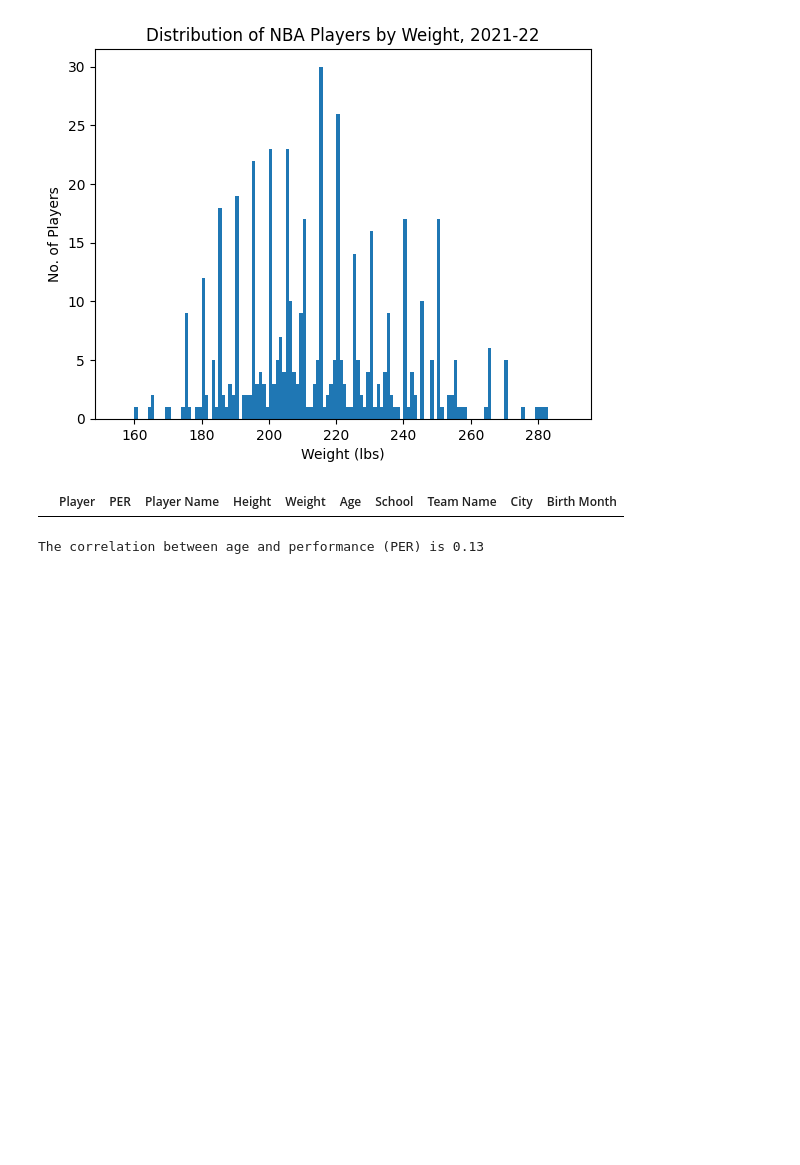
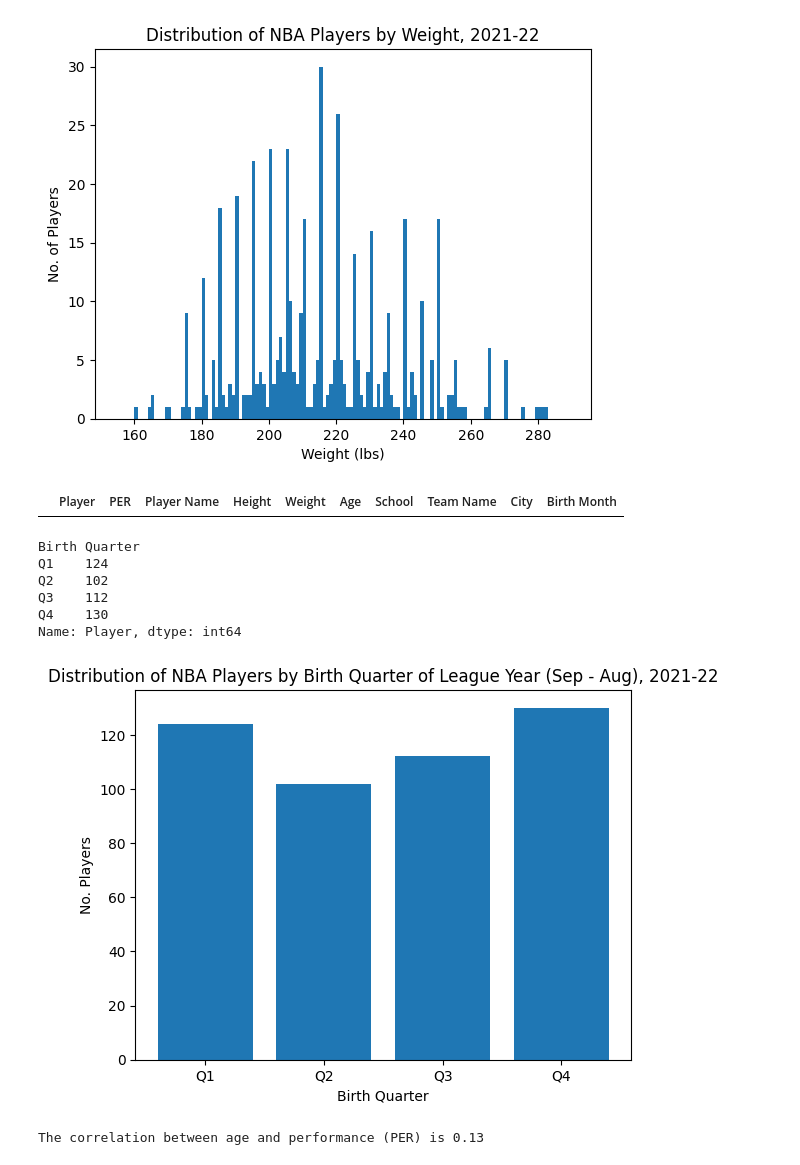
Before and after one commit to meeyoungPH/nba_superlatives, a Jupyter notebook: biometrics/biometrics_analysis.ipynb, the cells around one changed output. Cells and saved outputs as stored; diff of their text form; code cells hidden in the pictures; blank space fills up the shorter version.

Commit message:
birth quarter analysis

```diff
--- a/biometrics/biometrics_analysis.ipynb
+++ b/biometrics/biometrics_analysis.ipynb
@@ -137,3 +111,62 @@ match birth_month:
+# %%
+# distribution by birth month
+
+# Alternate hypothesis: More NBA players will be born in the first quarter (Sep - Nov) of the year
+# as defined by the USA Basketball League due to cumulative advantages of being older than teammates
+# in youth leagues culminating in greater opportunity for success
+
+# Null hypothesis: No difference in distribution of NBA players by birth months (grouped by quarters)
+
+def categorize_month(row):
+    if row['Birth Month'] == "SEP":
+        return "Q1"
+    if row['Birth Month'] == "OCT":
+        return "Q1"
+    if row['Birth Month'] == "NOV":
+        return "Q1"
+    if row['Birth Month'] == "DEC":
+        return "Q2"
+    if row['Birth Month'] == "JAN":
+        return "Q2"
+    if row['Birth Month'] == "FEB":
+        return "Q2"
+    if row['Birth Month'] == "MAR":
+        return "Q3"
+    if row['Birth Month'] == "APR":
+        return "Q3"
+    if row['Birth Month'] == "MAY":
+        return "Q3"
+    if row['Birth Month'] == "JUN":
+        return "Q4"
+    if row['Birth Month'] == "JUL":
+        return "Q4"
+    if row['Birth Month'] == "AUG":
+        return "Q4"
+
+df['Birth Quarter'] = df.apply(lambda row: categorize_month(row), axis=1)
+df.head(20)
+
+birth_df = df.groupby('Birth Quarter')['Player'].count()
+# birth_df.describe().transpose()
+birth_df
+# %% [output]
+Birth Quarter
+Q1    124
+Q2    102
+Q3    112
+Q4    130
+Name: Player, dtype: int64
+# %%
+# plot number of players by birth quarter
+bins = ['Q1','Q2','Q3','Q4']
+
+plt.bar(bins,birth_df)
+plt.title('Distribution of NBA Players by Birth Quarter of League Year (Sep - Aug), 2021-22')
+plt.xlabel('Birth Quarter')
+plt.ylabel('No. Players')
+plt.show()
+# %% [output]
+[figure, added]
 # %%
 # scatter plot and linear regression model - age during season vs PER(formance)
 x = age
```
Also changed, not shown: parts of 1 cell of this notebook.
